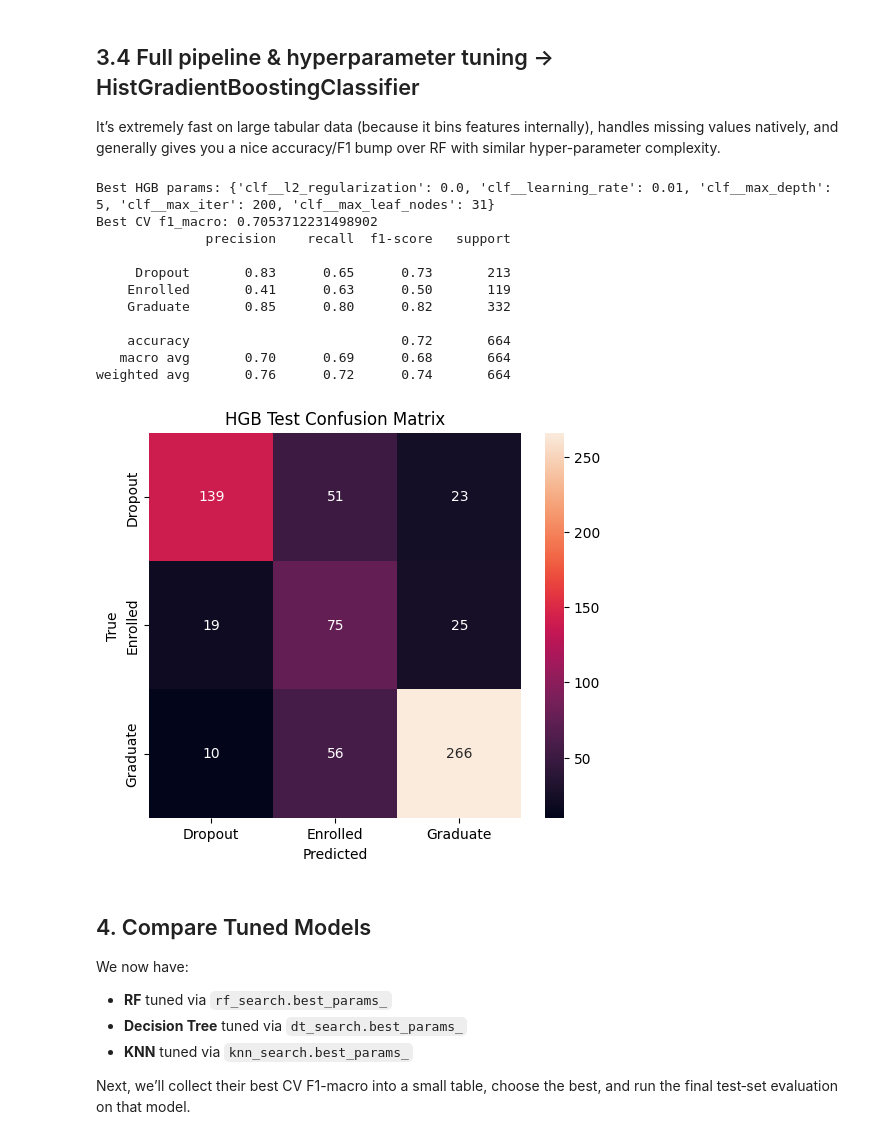
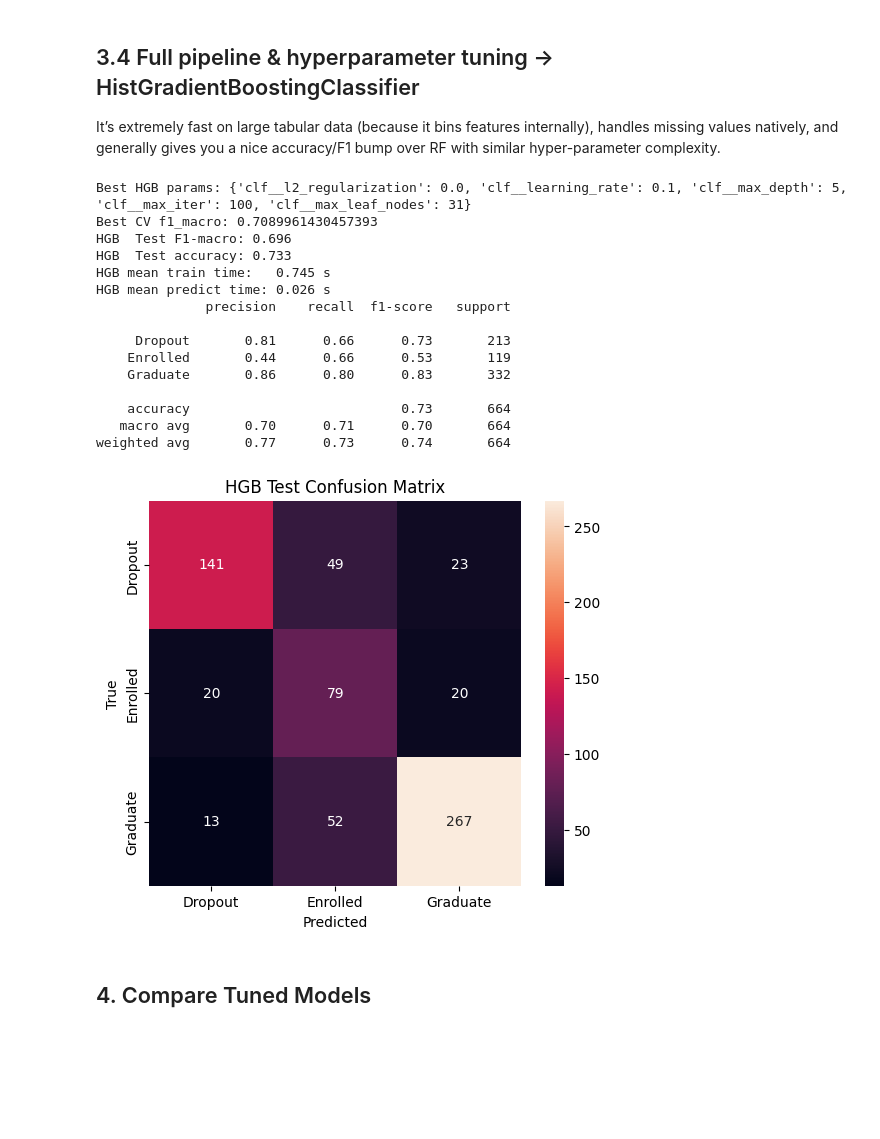
Before and after one commit to 21RM/Y3S2-AI-Proj2, a Jupyter notebook: notebooks/02_preprocessing_and_modeling.ipynb, the cells around one changed output. Cells and saved outputs as stored; diff of their text form; code cells hidden in the pictures; blank space fills up the shorter version.

```diff
--- a/notebooks/02_preprocessing_and_modeling.ipynb
+++ b/notebooks/02_preprocessing_and_modeling.ipynb
@@ -18,8 +18,14 @@ from sklearn.preprocessing import StandardScaler, OneHotEncoder, OrdinalEncoder
 from sklearn.pipeline import Pipeline as Pl
 from sklearn.feature_selection import VarianceThreshold
 from sklearn.model_selection import GridSearchCV
+from sklearn.model_selection import cross_validate, StratifiedKFold
 from sklearn.utils.class_weight import compute_sample_weight
 from sklearn.metrics import classification_report, confusion_matrix
+from sklearn.metrics import f1_score
+from sklearn.metrics import roc_curve, auc
+from sklearn.metrics import accuracy_score
+from sklearn.model_selection import learning_curve
+from sklearn.preprocessing import label_binarize
 import seaborn as sns
 import matplotlib.pyplot as plt
 from imblearn.pipeline import Pipeline as ImbPl
@@ -29,6 +35,9 @@ from sklearn.ensemble import RandomForestClassifier
 from sklearn.neighbors import KNeighborsClassifier
 from sklearn.tree import DecisionTreeClassifier
 from pathlib import Path
+
+# Global (metrics)
+cv5 = StratifiedKFold(n_splits=5, shuffle=True, random_state=42)
 # %% [markdown]
 ## 0. Feature Engineering
 # %%
@@ -214,6 +218,20 @@ X_train_preprocessed = preprocessor.fit_transform(X_train)
 print("Preprocessed X_train shape:", X_train_preprocessed.shape)
 # %% [output]
 Preprocessed X_train shape: (3096, 160)
+# %%
+def time_model(estimator, X, y, cv=cv5):
+    """
+    Returns mean training time and mean scoring (inference) time
+    over the supplied CV splitter.
+    """
+    cv_res = cross_validate(
+        estimator, X, y,
+        cv=cv,
+        scoring='f1_macro',          # same metric you used in GridSearchCV
+        n_jobs=-1,
+        return_train_score=False     # we only need fit_time & score_time
+    )
+    return cv_res['fit_time'].mean(), cv_res['score_time'].mean()
 # %% [markdown]
 ## 3.1 Full pipeline & hyperparameter tuning -> Random Forest
 # %%
@@ -455,49 +528,63 @@ hgb_search = GridSearchCV(
 
 # 5) Fit, passing the sample weights into the classifier step
 hgb_search.fit(
     X_train,
     y_train,
     **{'clf__sample_weight': sample_weights}
 )
 
 print("Best HGB params:",  hgb_search.best_params_)
 print("Best CV f1_macro:", hgb_search.best_score_)
 
+hgb_pred = hgb_search.best_estimator_.predict(X_test)
+hgb_f1   = f1_score(y_test, hgb_pred, average='macro')
+
+print(f"HGB  Test F1-macro: {hgb_f1:.3f}")
+
+hgb_acc = accuracy_score(y_test, hgb_search.best_estimator_.predict(X_test))
+print(f"HGB  Test accuracy: {hgb_acc:.3f}")
+
+# Measure mean train & predict times for HGB via our helper
+
+hgb_fit_t, hgb_pred_t = time_model(
+    hgb_search.best_estimator_, X_train, y_train
+)
+print(f"HGB mean train time:   {hgb_fit_t:.3f} s")
+print(f"HGB mean predict time: {hgb_pred_t:.3f} s")
+
+
 # 6) Evaluate on test set
 best_hgb = hgb_search.best_estimator_
 y_pred   = best_hgb.predict(X_test)
 
 print(classification_report(y_test, y_pred, target_names=le.classes_))
 
 cm = confusion_matrix(y_test, y_pred)
 plt.figure(figsize=(6,5))
 sns.heatmap(cm, annot=True, fmt='d',
             xticklabels=le.classes_,
             yticklabels=le.classes_)
 plt.xlabel('Predicted')
 plt.ylabel('True')
 plt.title('HGB Test Confusion Matrix')
 plt.show()
 # %% [output]
-Best HGB params: {'clf__l2_regularization': 0.0, 'clf__learning_rate': 0.01, 'clf__max_depth': 5, 'clf__max_iter': 200, 'clf__max_leaf_nodes': 31}
-Best CV f1_macro: 0.7053712231498902
+Best HGB params: {'clf__l2_regularization': 0.0, 'clf__learning_rate': 0.1, 'clf__max_depth': 5, 'clf__max_iter': 100, 'clf__max_leaf_nodes': 31}
+Best CV f1_macro: 0.7089961430457393
+HGB  Test F1-macro: 0.696
+HGB  Test accuracy: 0.733
+HGB mean train time:   0.745 s
+HGB mean predict time: 0.026 s
               precision    recall  f1-score   support
 
-     Dropout       0.83      0.65      0.73       213
-    Enrolled       0.41      0.63      0.50       119
-    Graduate       0.85      0.80      0.82       332
+     Dropout       0.81      0.66      0.73       213
+    Enrolled       0.44      0.66      0.53       119
+    Graduate       0.86      0.80      0.83       332
 
-    accuracy                           0.72       664
-   macro avg       0.70      0.69      0.68       664
-weighted avg       0.76      0.72      0.74       664
+    accuracy                           0.73       664
+   macro avg       0.70      0.71      0.70       664
+weighted avg       0.77      0.73      0.74       664
-[figure, old version]
+[figure, new version]
 # %% [markdown]
 ## 4. Compare Tuned Models
-
-We now have:
-- **RF** tuned via `rf_search.best_params_`
-- **Decision Tree** tuned via `dt_search.best_params_`
-- **KNN** tuned via `knn_search.best_params_`
-
-Next, we’ll collect their best CV F1-macro into a small table, choose the best, and run the final test‐set evaluation on that model.
 # %%
```
Also changed, not shown: parts of 15 cells of this notebook, 1 other file.
